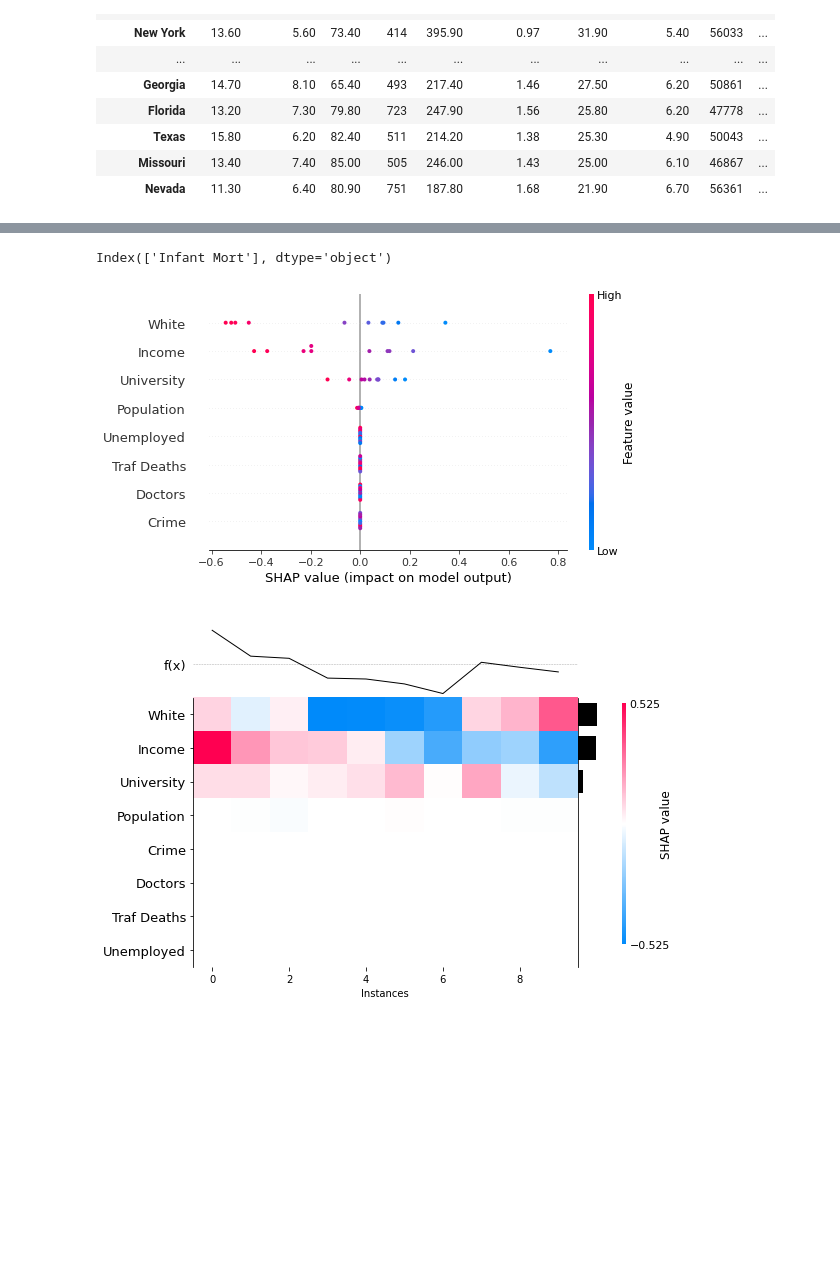
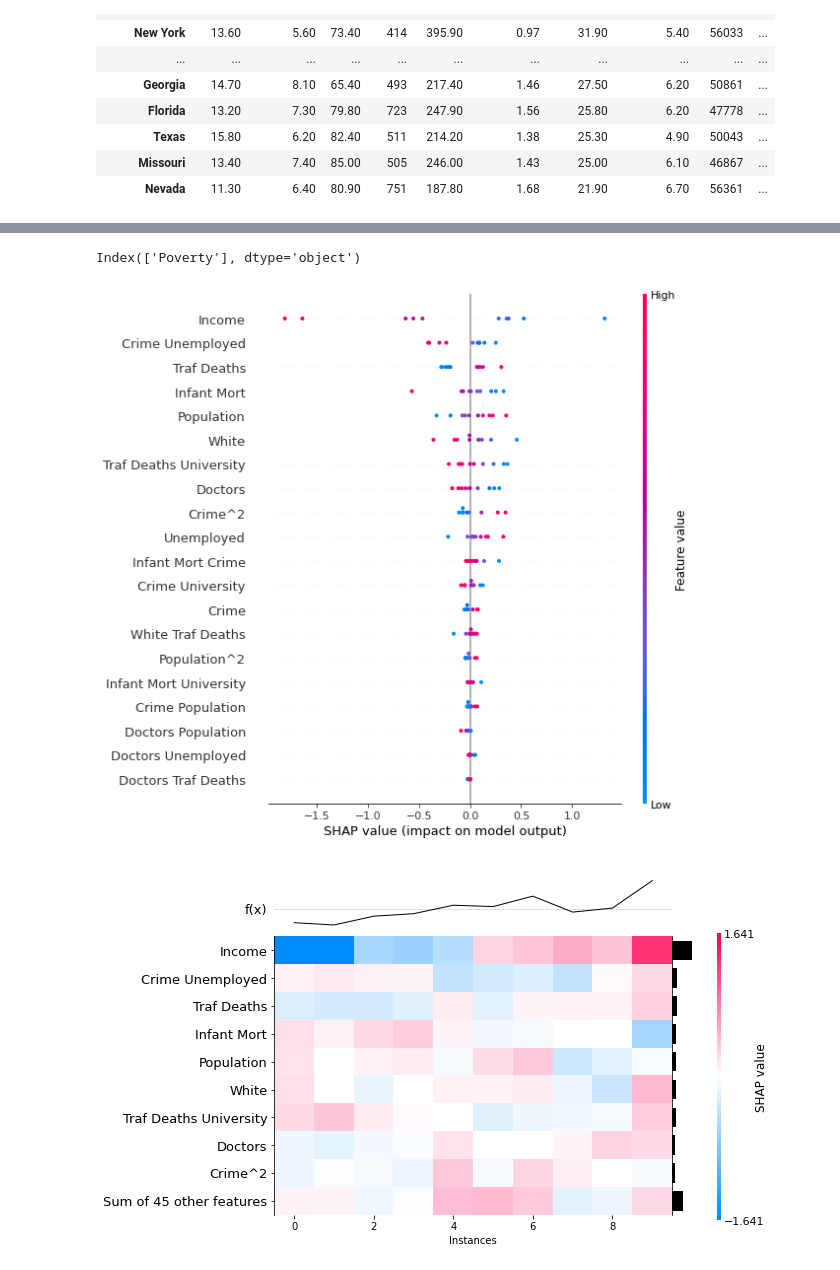
Before and after one commit to webclinic017/Python-Stock-1, a Jupyter notebook: DBScan-ElasticNet.ipynb, the cells around one changed output, grey strips where cells are left out. Cells and saved outputs as stored; diff of their text form; code cells hidden in the pictures; blank space fills up the shorter version.

```diff
--- a/DBScan-ElasticNet.ipynb
+++ b/DBScan-ElasticNet.ipynb
@@ -686,21 +753,25 @@ ratios = arange(0, 1, 0.01)
 alphas = [1e-5, 1e-4, 1e-3, 1e-2, 1e-1, 0.0, 1.0, 10.0, 100.0]
 model = ElasticNetCV(l1_ratio=ratios, alphas=alphas, cv=cv, n_jobs=-1, verbose=0)
 # fit model
-model.fit(X_train, y_train)
+
+ #model.fit(X_train, y_train)
+model.fit(X_inter_train, y_train)
 # summarize chosen configuration
 print('alpha: %f' % model.alpha_)
 print('l1_ratio_: %f' % model.l1_ratio_)
 
 # define model
-model = ElasticNet(alpha=model.alpha_, l1_ratio=model.l1_ratio_)
+#model = ElasticNet(alpha=model.alpha_, l1_ratio=model.l1_ratio_)
 
 # fit model
-model.fit(X_train, y_train)
+ #model.fit(X_train, y_train)
+#model.fit(X_inter_train, y_train)
 
 # define new data
 #row = [0.00632,18.00,2.310,0,0.5380,6.5750,65.20,4.0900,1,296.0,15.30,396.90,4.98]
 # make a prediction
-yhat = model.predict(X_test)
+ #yhat = model.predict(X_test)
+yhat = model.predict(X_inter_test)
 # summarize prediction
 #print('Predicted: %.3f' % yhat)
 # %% [output]
@@ -787,26 +875,20 @@ dtype: float64
 # %%
 %matplotlib inline
 shap.initjs()
 
-# select a set of background examples to take an expectation over
-background = np.array(data)
-#[np.random.choice(X_train.shape[0],100,replace=False)]
-
-#model = sklearn.linear_model.LinearRegression()
-#model.fit(data.iloc[:,1:], data.iloc[:,0])
 
 # explain predictions of the model on four images
-e = shap.LinearExplainer(model, X_train)
+e = shap.LinearExplainer(model, X_inter_train)
 #explainer = shap.KernelExplainer(model, X_train, link="logit")
 print(y_test.columns)
-shap_values = e.shap_values(X_test)
-shap.summary_plot(shap_values, X_test)
-explainer = shap.Explainer(model, X_train)
-shap.plots.heatmap(explainer(X_test))
+shap_values = e.shap_values(X_inter_test)
+shap.summary_plot(shap_values, X_inter_test)
+explainer = shap.Explainer(model, X_inter_train)
+shap.plots.heatmap(explainer(X_inter_test))
 # %% [output]
 [interactive output not drawn]
-Index(['Infant Mort'], dtype='object')
+Index(['Poverty'], dtype='object')
-[figure, old version]
+[figure, new version]
-[figure, old version]
+[figure, new version]
 # %%
 vals= np.abs(shap_values).mean(0)
```
Also changed, not shown: parts of 12 cells of this notebook.
